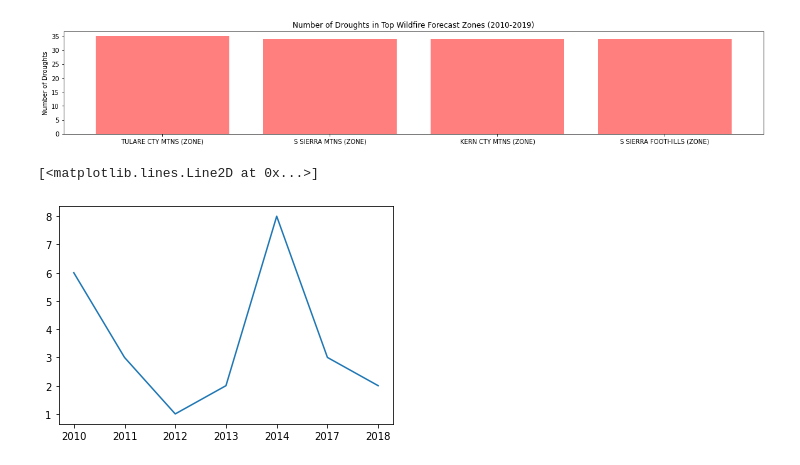
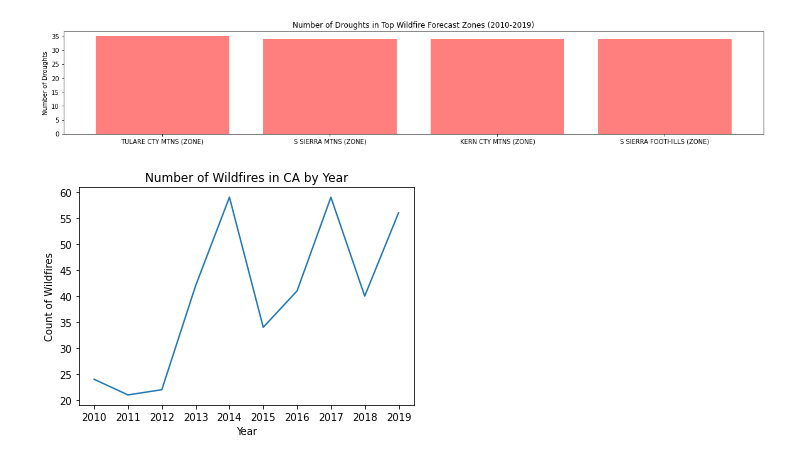
Before and after one commit to jacobdv/extreme-weather, a Jupyter notebook: wildfire_vs_drought.ipynb, the cells around one changed output. Drawn from its saved outputs; the diff is of its cells as text; code cells hidden in the pictures.

```diff
--- a/wildfire_vs_drought.ipynb
+++ b/wildfire_vs_drought.ipynb
@@ -185,13 +185,15 @@ plt.show()
 # %% [output]
 [figure]
 # %%
-#S SIERRA MTNS (ZONE)
-fire_s_sierra_mtn = wildfire.loc[(wildfire['Forecast Zone'] == 'S SIERRA MTNS (ZONE)')]
-fire_s_sierra_mtn
-f_ssm_yrgp = fire_s_sierra_mtn.groupby(fire_s_sierra_mtn['Year'])
-f_ssm_yrgp.count()
-plt.plot(fire_s_sierra_mtn['Year'].unique(), (f_ssm_yrgp['Fire ID'].count()) )
+#Plot total count of wildfires in CA by year
+wildfire_year_group = wildfire.groupby(wildfire["Year"])
+xaxis = wildfire["Year"].unique()
+yaxis = wildfire_year_group["Fire ID"].count()
+plt.plot(xaxis, yaxis)
+plt.title("Number of Wildfires in CA by Year")
+plt.xlabel("Year")
+plt.ylabel("Count of Wildfires")
+plt.show()
 # %% [output]
-[<matplotlib.lines.Line2D at 0x...>]
-[figure, old version]
+[figure, new version]
 # %%
```
Also changed, not shown: parts of 5 cells of this notebook.
